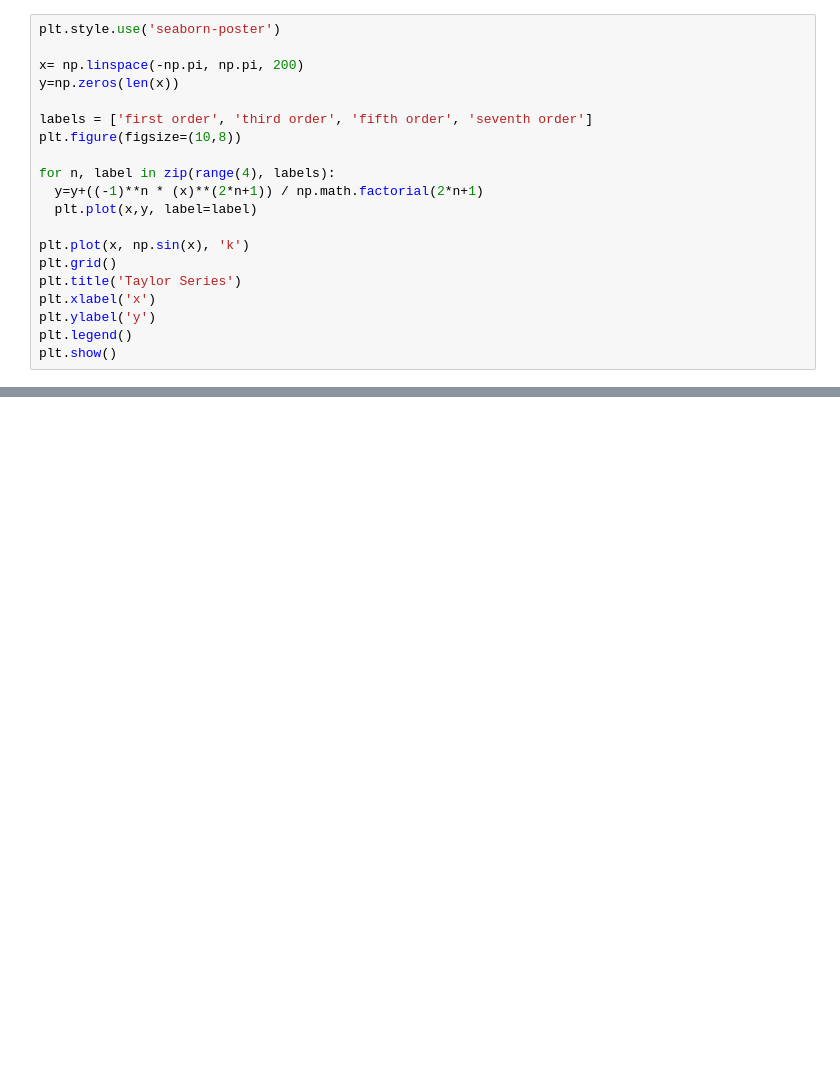
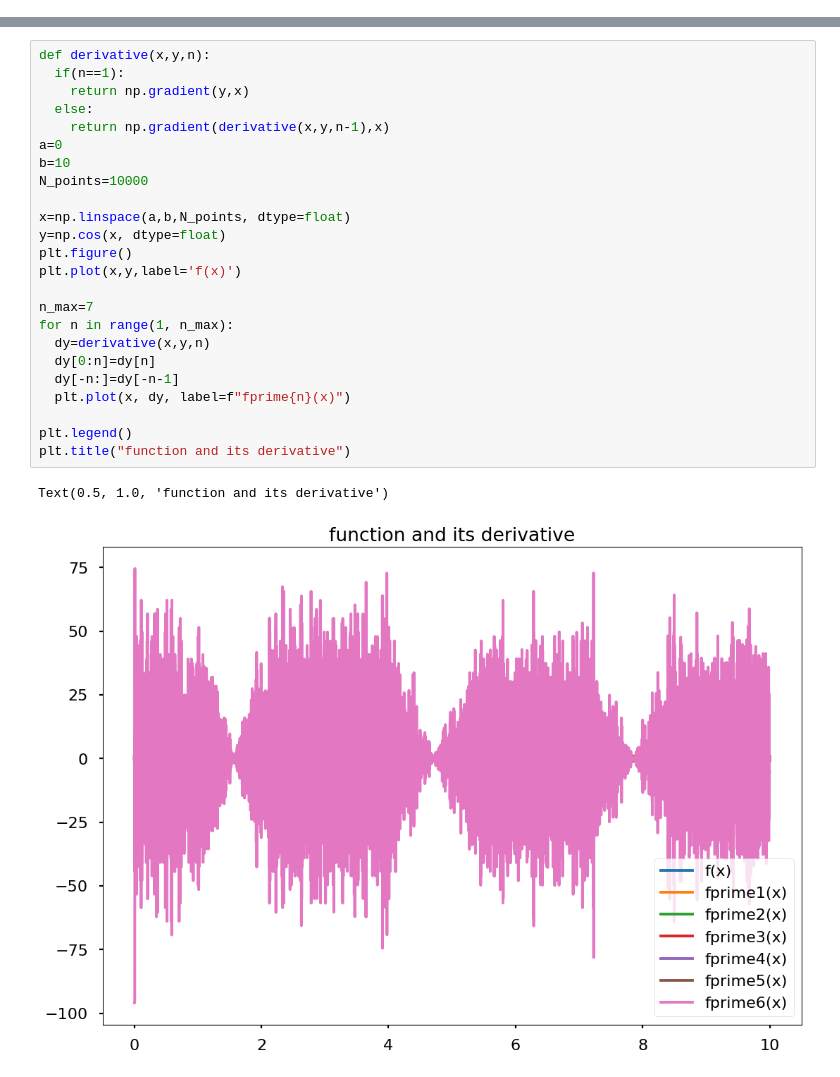
Before and after one commit to pifeldma/MAT-422, a Jupyter notebook: moduleE.ipynb, the cells around one changed output, grey strips where cells are left out. Saved outputs shown, nothing was run; the diff lists cells and outputs as text; blank space fills up the shorter version.

```diff
--- a/moduleE.ipynb
+++ b/moduleE.ipynb
@@ -24,20 +2,0 @@ $\displaystyle 2 x$
-# %%
-plt.style.use('seaborn-poster')
-
-x= np.linspace(-np.pi, np.pi, 200)
-y=np.zeros(len(x))
-
-labels = ['first order', 'third order', 'fifth order', 'seventh order']
-plt.figure(figsize=(10,8))
-
-for n, label in zip(range(4), labels):
-  y=y+((-1)**n * (x)**(2*n+1)) / np.math.factorial(2*n+1)
-  plt.plot(x,y, label=label)
-
-plt.plot(x, np.sin(x), 'k')
-plt.grid()
-plt.title('Taylor Series')
-plt.xlabel('x')
-plt.ylabel('y')
-plt.legend()
-plt.show()
@@ -71,0 +62,27 @@ f([0.00041048]) = 0.000000
+# %%
+def derivative(x,y,n):
+  if(n==1):
+    return np.gradient(y,x)
+  else:
+    return np.gradient(derivative(x,y,n-1),x)
+a=0
+b=10
+N_points=10000
+
+x=np.linspace(a,b,N_points, dtype=float)
+y=np.cos(x, dtype=float)
+plt.figure()
+plt.plot(x,y,label='f(x)')
+
+n_max=7
+for n in range(1, n_max):
+  dy=derivative(x,y,n)
+  dy[0:n]=dy[n]
+  dy[-n:]=dy[-n-1]
+  plt.plot(x, dy, label=f"fprime{n}(x)")
+
+plt.legend()
+plt.title("function and its derivative")
+# %% [output]
+Text(0.5, 1.0, 'function and its derivative')
+[figure, added]
```
Also changed, not shown: parts of 7 cells of this notebook.
